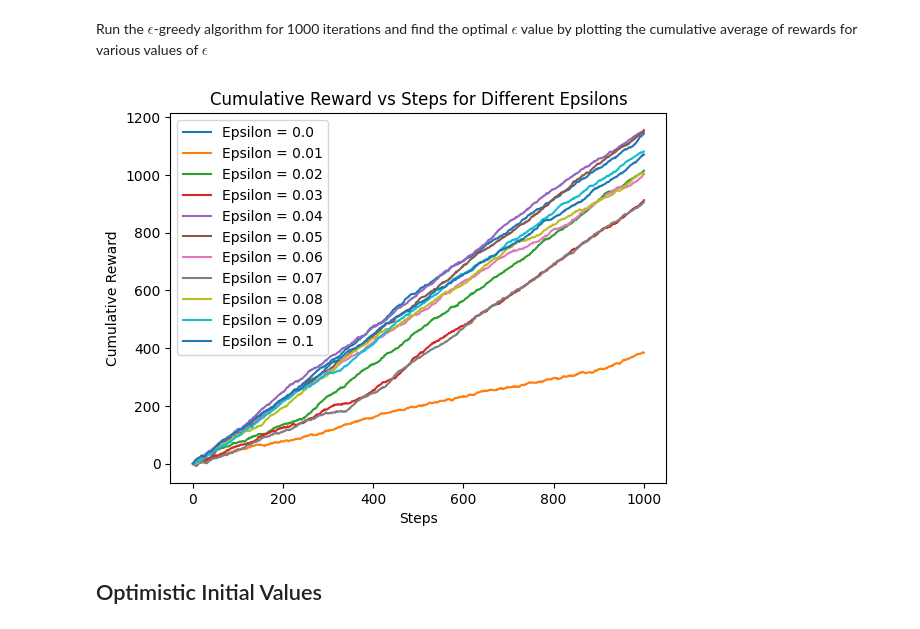
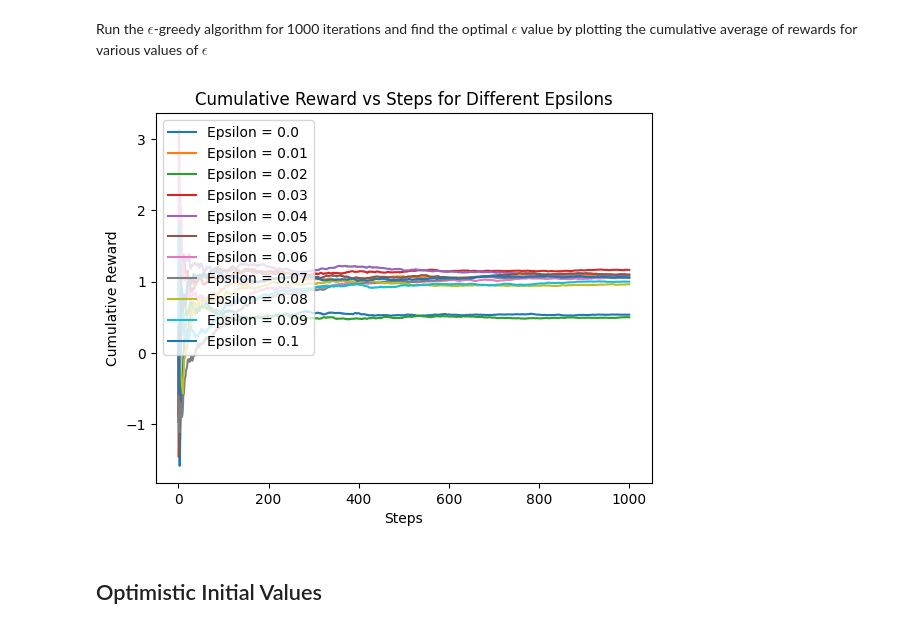
Before and after one commit to i-am-batpool/WiDS-2024-Can-Computers-Think, a Jupyter notebook: Week 1/work_on_bandits.ipynb, the cells around one changed output. Saved outputs shown, nothing was run; the diff lists cells and outputs as text; code cells hidden in the pictures.

```diff
--- a/Week 1/work_on_bandits.ipynb
+++ b/Week 1/work_on_bandits.ipynb
@@ -120,13 +120,16 @@ def run_epsilon_greedy(epsilon):
 # %%
 for i in range(11):
     epsilon = 0.01 * i
     cumu_rewards = run_epsilon_greedy(epsilon)
-    plt.plot(cumu_rewards, label=f'Epsilon = {epsilon}')
+    rewardsavg=[0]
+    for i in range(1000):
+        rewardsavg.append(cumu_rewards[i+1]/(i+1))
+    plt.plot(rewardsavg, label=f'Epsilon = {epsilon}')
 
 plt.xlabel("Steps")
 plt.ylabel("Cumulative Reward")
 plt.title("Cumulative Reward vs Steps for Different Epsilons")
 plt.legend()
 plt.show()
 # %% [output]
-[figure, old version]
+[figure, new version]
```
Also changed, not shown: parts of 4 cells of this notebook, 3 other files.
